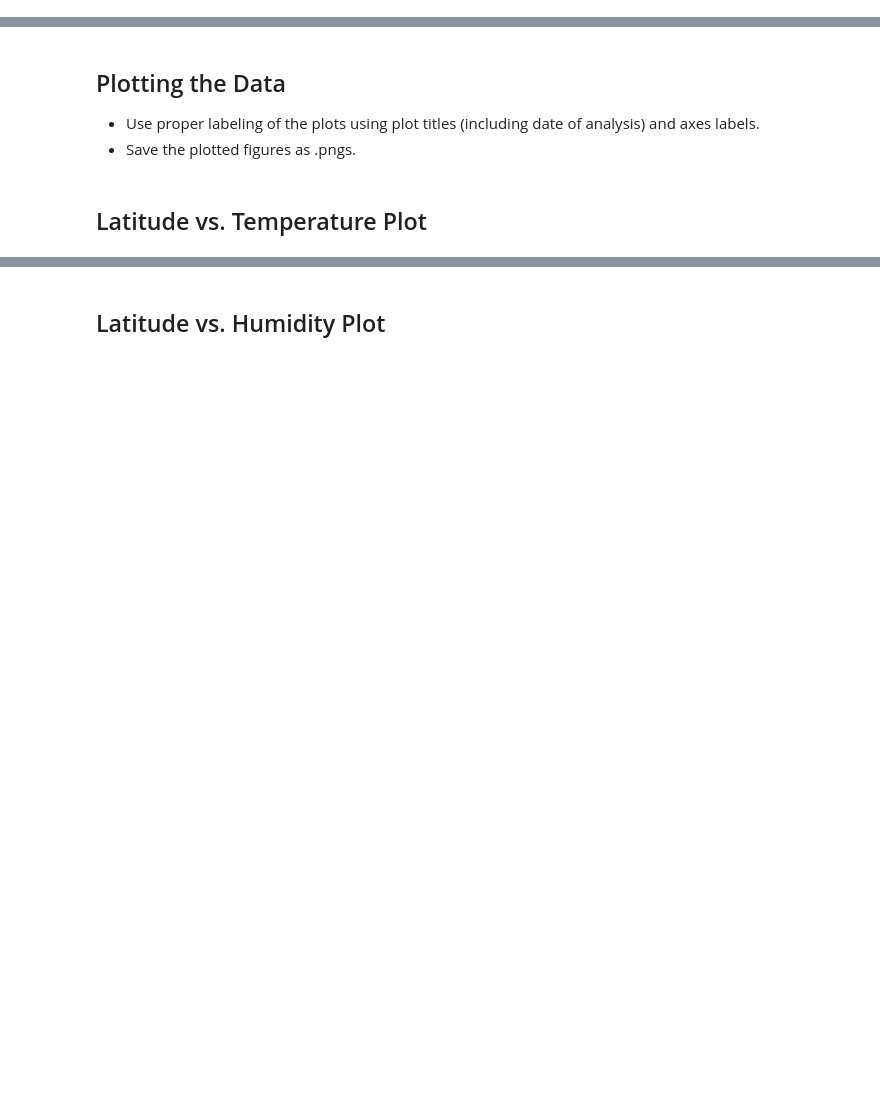
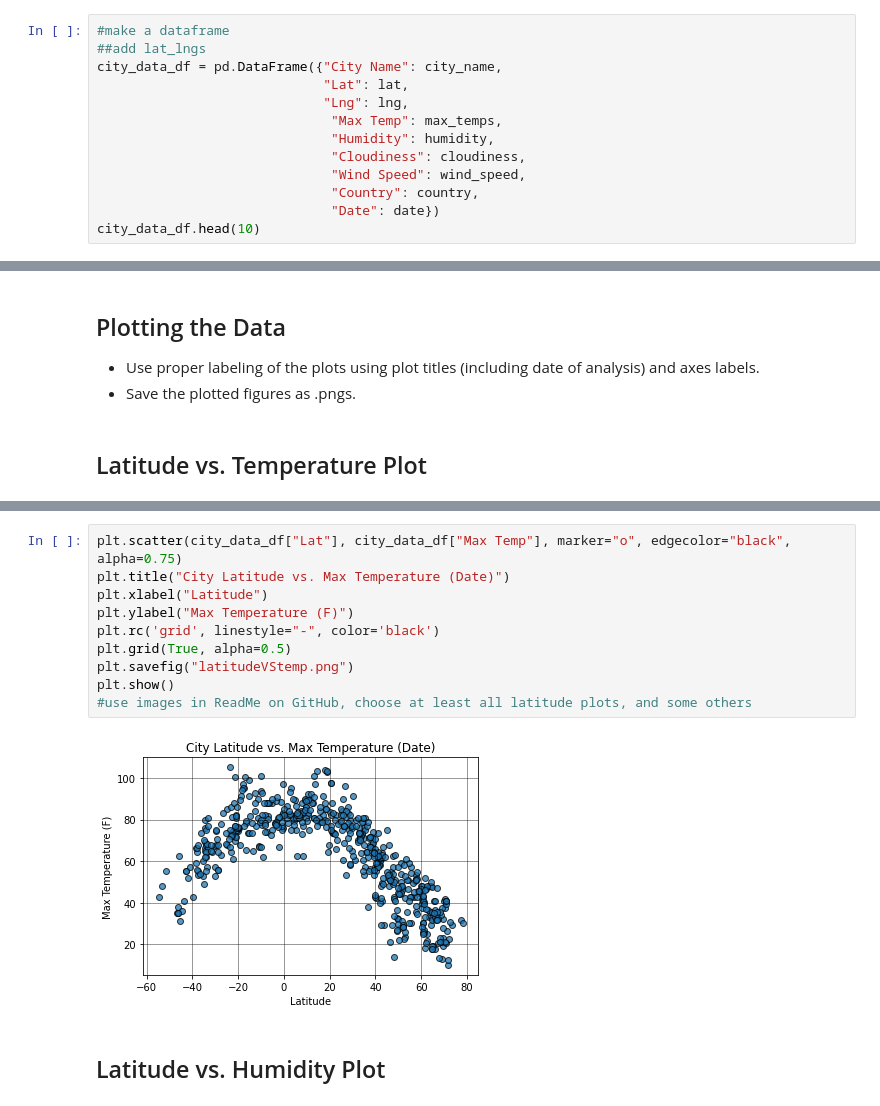
Before and after one commit to LeeProut/python-api-challenge, a Jupyter notebook: WeatherPy/WeatherPy.ipynb, the cells around one changed output, grey strips where cells are left out. Cells and saved outputs as stored; diff of their text form; blank space fills up the shorter version.

Commit message:
output to csv, plots to png

```diff
--- a/WeatherPy/WeatherPy.ipynb
+++ b/WeatherPy/WeatherPy.ipynb
@@ -98,0 +125,13 @@ for city in cities:
+# %%
+#make a dataframe
+##add lat_lngs
+city_data_df = pd.DataFrame({"City Name": city_name,
+                             "Lat": lat,
+                             "Lng": lng,
+                              "Max Temp": max_temps,
+                              "Humidity": humidity,
+                              "Cloudiness": cloudiness,
+                              "Wind Speed": wind_speed,
+                              "Country": country,
+                              "Date": date})
+city_data_df.head(10)
@@ -137,2 +200,14 @@ Int64Index([], dtype='int64')
+# %%
+plt.scatter(city_data_df["Lat"], city_data_df["Max Temp"], marker="o", edgecolor="black", alpha=0.75)
+plt.title("City Latitude vs. Max Temperature (Date)")
+plt.xlabel("Latitude")
+plt.ylabel("Max Temperature (F)")
+plt.rc('grid', linestyle="-", color='black')
+plt.grid(True, alpha=0.5)
+plt.savefig("latitudeVStemp.png")
+plt.show()
+#use images in ReadMe on GitHub, choose at least all latitude plots, and some others
+# %% [output]
+[figure, added]
 # %% [markdown]
 ## Latitude vs. Humidity Plot
```
Also changed, not shown: parts of 25 cells of this notebook, 5 other files.
